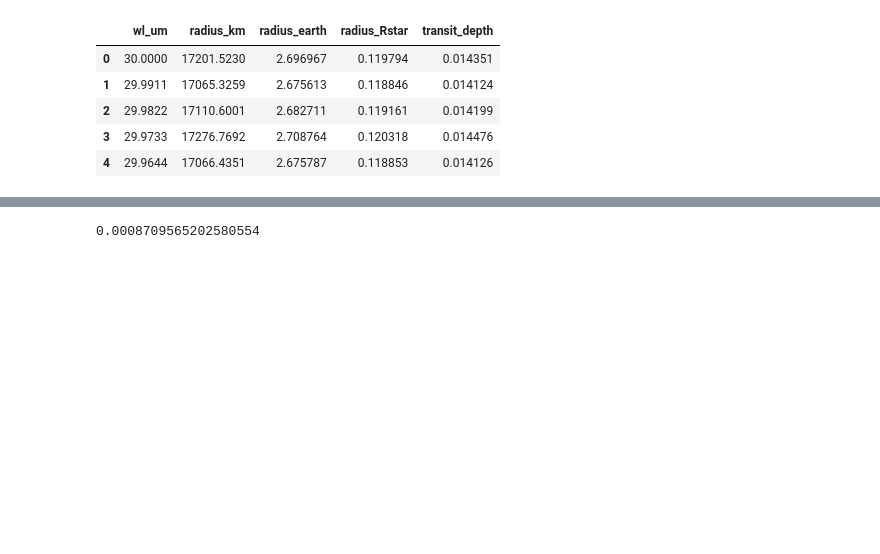
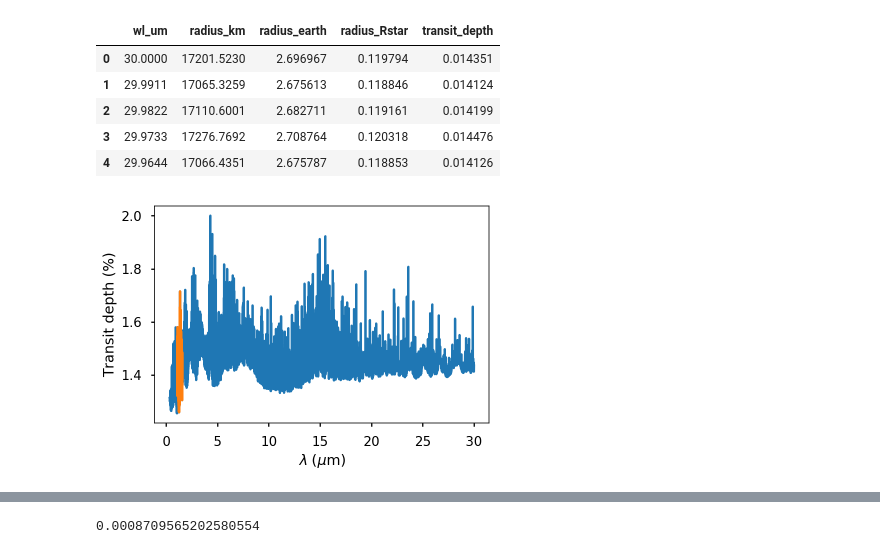
Before and after one commit to BrownDwarf/nubble, a Jupyter notebook: notebooks/01.02-GJ1214_and_star.ipynb, the cells around one changed output, grey strips where cells are left out. Saved outputs shown, nothing was run; the diff lists cells and outputs as text; code cells hidden in the pictures; blank space fills up the shorter version.

```diff
--- a/notebooks/01.02-GJ1214_and_star.ipynb
+++ b/notebooks/01.02-GJ1214_and_star.ipynb
@@ -99,0 +103,12 @@ sns.set_context('talk')
+# %%
+#plt.figure(figsize=(20,10))
+plt.plot(df.wl_um, df.transit_depth*100.0)
+ji = (df.wl_um >1.1) & (df.wl_um <1.6 )
+plt.plot(df.wl_um[ji], df.transit_depth[ji]*100.0)
+plt.xlabel('$\lambda \;(\mu \mathrm{m})$')
+plt.xlabel('$\lambda \;(\mu \mathrm{m})$')
+plt.ylabel('Transit depth (%)')
+#plt.title('Morley et al. 2015 Models of GJ1214b: \n 100x metallicity, cloud-free', fontsize=12)
+plt.savefig('../figures/GJ1214b_wl_depth.pdf', bbox_inches='tight')
+# %% [output]
+[figure, added]
```
Also changed, not shown: parts of 64 cells of this notebook, 5 other files.
